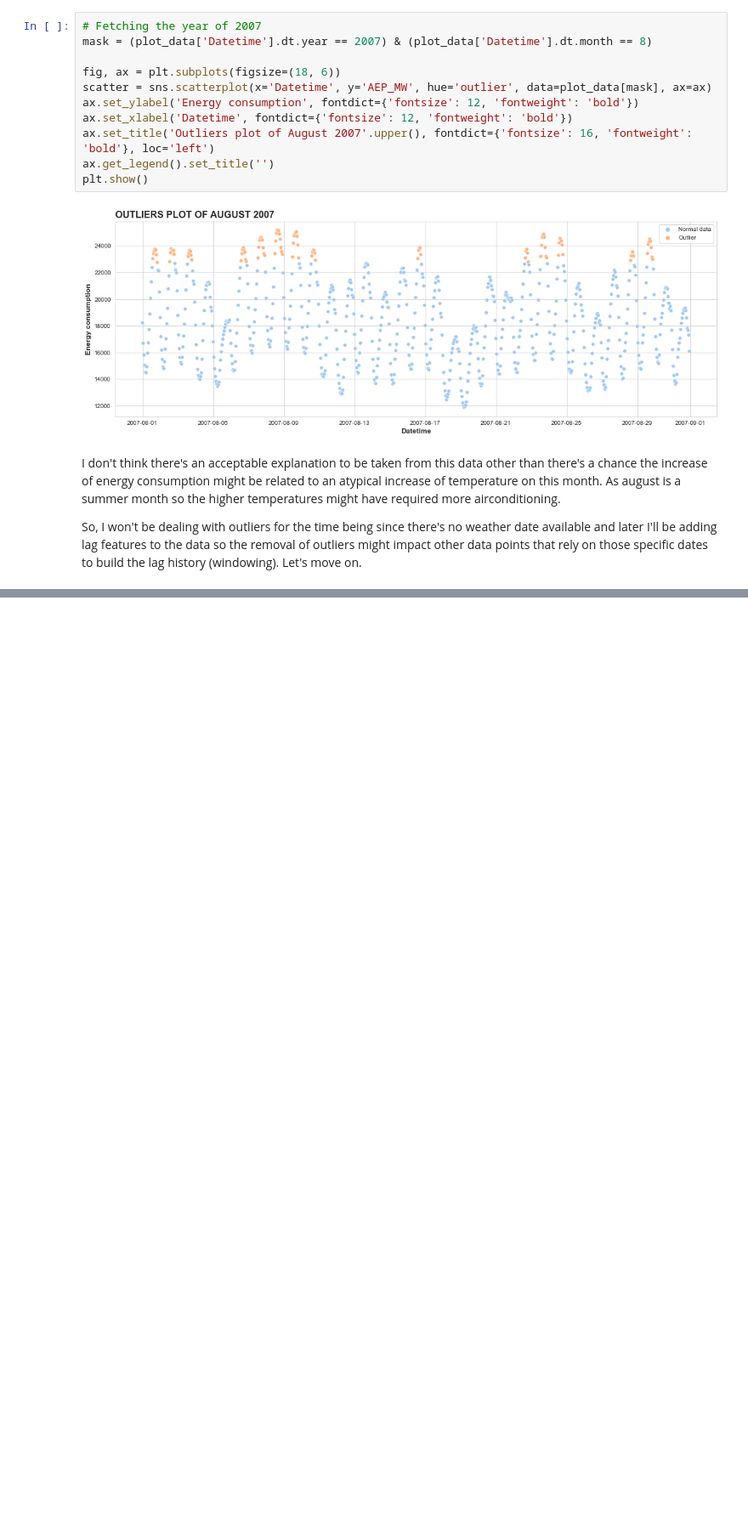
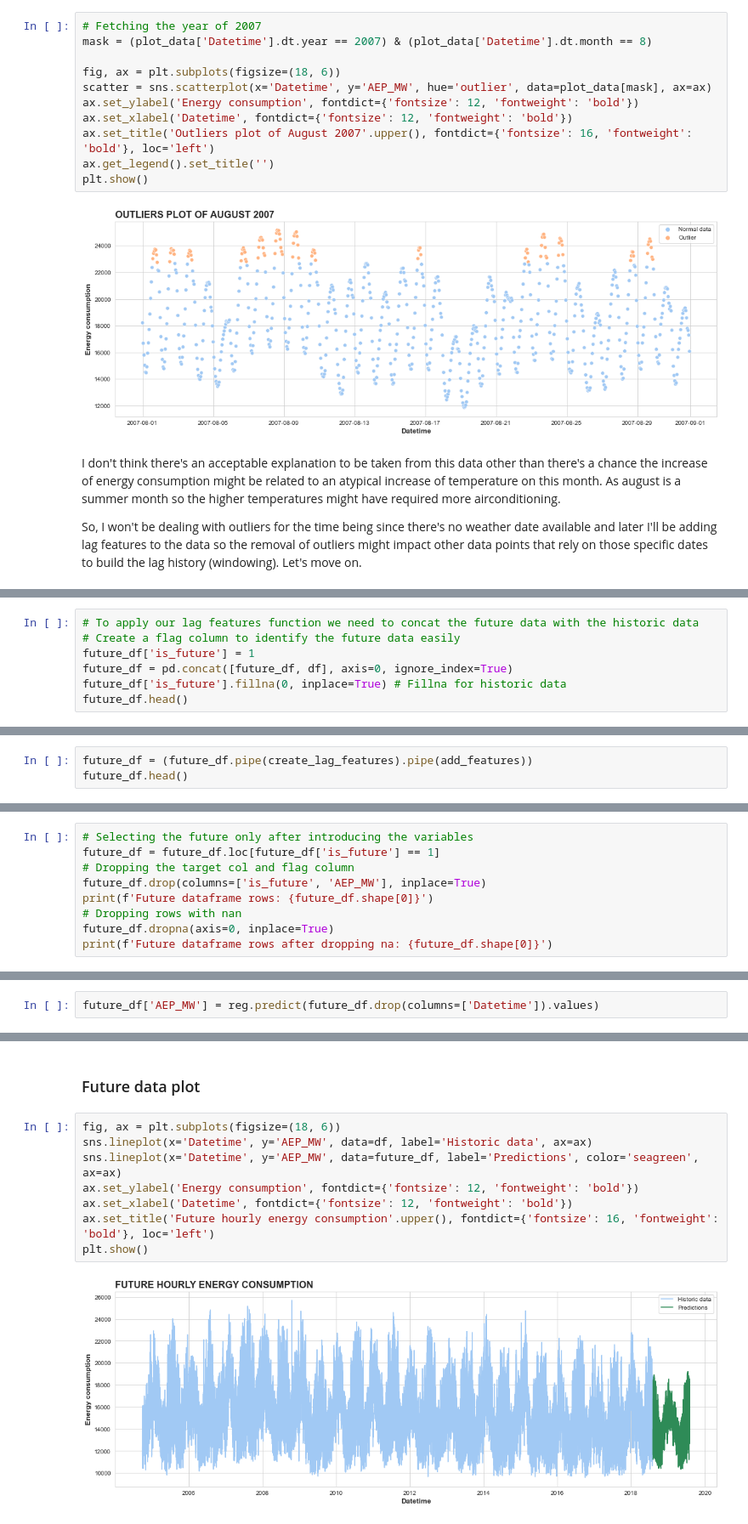
Before and after one commit to brenoingwersen/time-series-forecasting, a Jupyter notebook: Energy Consumption/Notebooks/Energy Consumption_v2.ipynb, the cells around one changed output, grey strips where cells are left out. Shown at 85% size. Drawn from its saved outputs; the diff is of its cells as text; blank space fills up the shorter version.

```diff
--- a/Energy Consumption/Notebooks/Energy Consumption_v2.ipynb
+++ b/Energy Consumption/Notebooks/Energy Consumption_v2.ipynb
@@ -553,0 +751,7 @@ Looks like the model could use a season indicator as well as we've seen when ana
+# %%
+# To apply our lag features function we need to concat the future data with the historic data
+# Create a flag column to identify the future data easily
+future_df['is_future'] = 1
+future_df = pd.concat([future_df, df], axis=0, ignore_index=True)
+future_df['is_future'].fillna(0, inplace=True) # Fillna for historic data
+future_df.head()
@@ -553,0 +767,3 @@ Looks like the model could use a season indicator as well as we've seen when ana
+# %%
+future_df = (future_df.pipe(create_lag_features).pipe(add_features))
+future_df.head()
@@ -553,0 +794,9 @@ Looks like the model could use a season indicator as well as we've seen when ana
+# %%
+# Selecting the future only after introducing the variables
+future_df = future_df.loc[future_df['is_future'] == 1]
+# Dropping the target col and flag column
+future_df.drop(columns=['is_future', 'AEP_MW'], inplace=True)
+print(f'Future dataframe rows: {future_df.shape[0]}')
+# Dropping rows with nan
+future_df.dropna(axis=0, inplace=True)
+print(f'Future dataframe rows after dropping na: {future_df.shape[0]}')
@@ -553,0 +810,2 @@ Looks like the model could use a season indicator as well as we've seen when ana
+# %%
+future_df['AEP_MW'] = reg.predict(future_df.drop(columns=['Datetime']).values)
@@ -553,0 +821,12 @@ Looks like the model could use a season indicator as well as we've seen when ana
+# %% [markdown]
+### Future data plot
+# %%
+fig, ax = plt.subplots(figsize=(18, 6))
+sns.lineplot(x='Datetime', y='AEP_MW', data=df, label='Historic data', ax=ax)
+sns.lineplot(x='Datetime', y='AEP_MW', data=future_df, label='Predictions', color='seagreen', ax=ax)
+ax.set_ylabel('Energy consumption', fontdict={'fontsize': 12, 'fontweight': 'bold'})
+ax.set_xlabel('Datetime', fontdict={'fontsize': 12, 'fontweight': 'bold'})
+ax.set_title('Future hourly energy consumption'.upper(), fontdict={'fontsize': 16, 'fontweight': 'bold'}, loc='left')
+plt.show()
+# %% [output]
+[figure, added]
```
Also changed, not shown: parts of 89 cells of this notebook.
